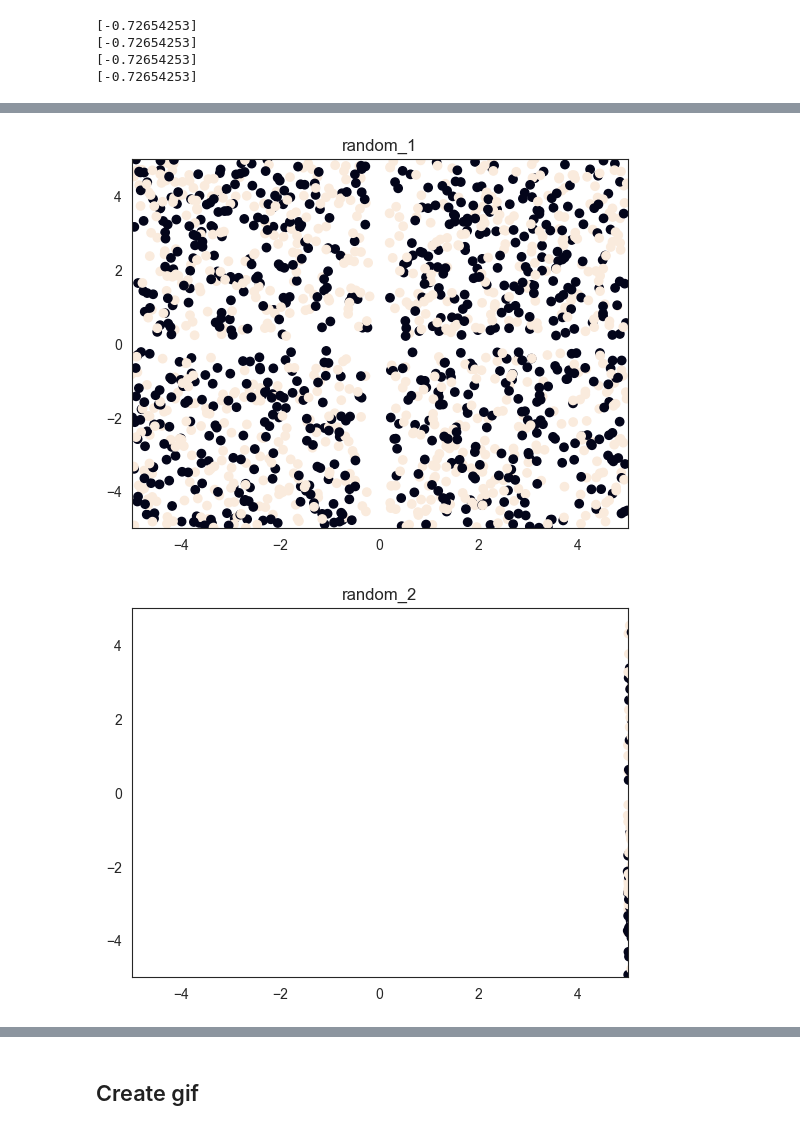
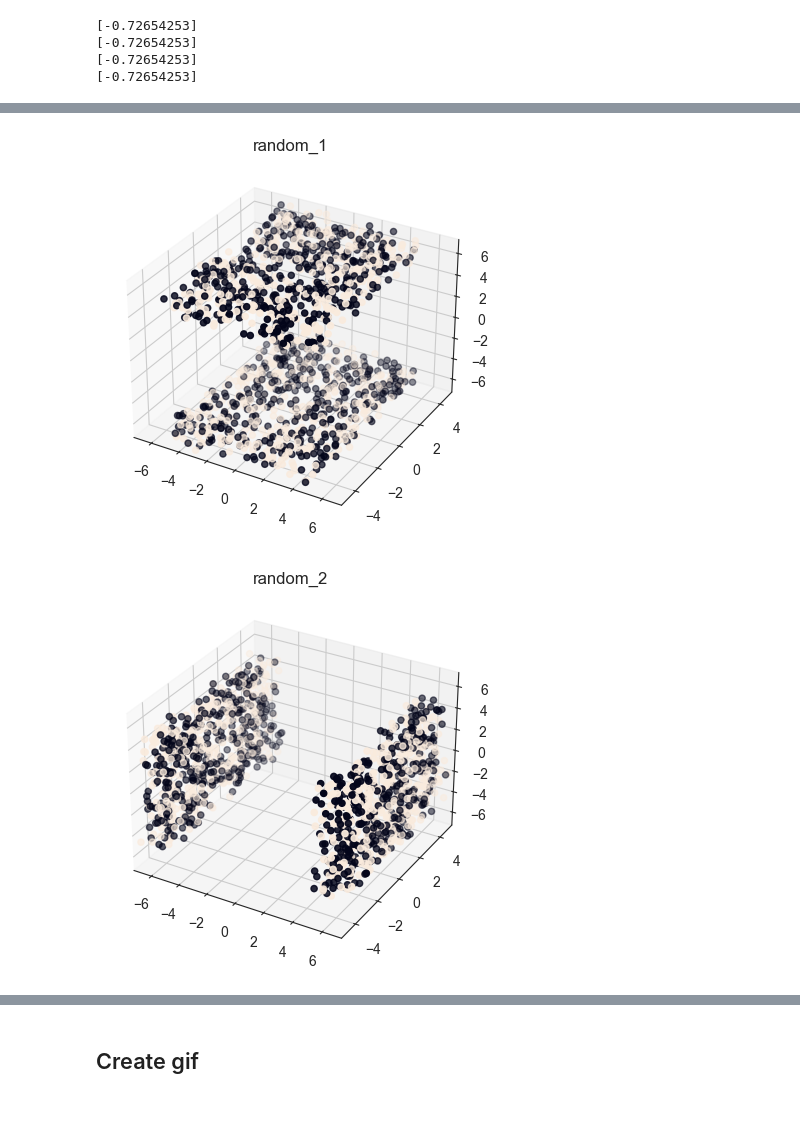
Before and after one commit to dariofenoglio98/CF_FL, a Jupyter notebook: data/synth_dataset.ipynb, the cells around one changed output, grey strips where cells are left out. Saved outputs shown, nothing was run; the diff lists cells and outputs as text; code cells hidden in the pictures.

```diff
--- a/data/synth_dataset.ipynb
+++ b/data/synth_dataset.ipynb
@@ -54,7 +54,9 @@ def divide_space(data, n, cluster=0):
     for i in range(cluster*n, cluster*n+n-1):
         client_dict[i] = {}
         client_dict[i]['x'] = select_points(data, m[i-cluster*n], m[i+1-cluster*n])
-        rmd.shuffle(client_dict[i]['x'])
+        indexes = np.arange(client_dict[i]['x'].shape[0])
+        rmd.shuffle(indexes)
+        client_dict[i]['x'] = client_dict[i]['x'][indexes]
         client_dict[i]['y'] = np.zeros(len(client_dict[i]['x']))
         filter = client_dict[i]['x'][:, 1] > y_div*client_dict[i]['x'][:, 0]
         client_dict[i]['y'][filter] = 1
@@ -68,7 +70,9 @@ def divide_space(data, n, cluster=0):
             client_dict[i]['x'] = np.concatenate((random, client_dict[i]['x']), axis=-1)
     client_dict[cluster*n+n-1] = {}
     client_dict[cluster*n+n-1]['x'] = select_points(data,  m[n-1], m[0])
-    rmd.shuffle(client_dict[cluster*n+n-1]['x'])
+    indexes = np.arange(client_dict[cluster*n+n-1]['x'].shape[0])
+    rmd.shuffle(indexes)
+    client_dict[cluster*n+n-1]['x'] = client_dict[cluster*n+n-1]['x'][indexes]
     client_dict[cluster*n+n-1]['y'] = np.zeros(len(client_dict[cluster*n+n-1]['x']))
     filter = client_dict[cluster*n+n-1]['x'][:, 1] > y_div*client_dict[cluster*n+n-1]['x'][:, 0]
     client_dict[cluster*n+n-1]['y'][filter] = 1
@@ -100,7 +114,7 @@ random_1 = {'x': data[:1500], 'y': y_rand[:1500]}
 size = int(1500/2)
 random_add1 = np.random.uniform(-7, -5, size)
 random_add2 = np.random.uniform(5, 7, 1500-size)
-random = np.concatenate((random_add2, random_add2), axis=0).reshape(-1, 1)
+random = np.concatenate((random_add1, random_add2), axis=0).reshape(-1, 1)
 random_1['x'] = np.concatenate((random_1['x'], random), axis=-1)
 y_rand = y.copy()
 np.random.shuffle(y_rand)
@@ -108,7 +122,7 @@ random_1_test = {'x': data[1500:1870], 'y': y_rand[1500:1870]}
 size = int((1870-1500)/2)
 random_add1 = np.random.uniform(-7, -5, size)
 random_add2 = np.random.uniform(5, 7, (1870-1500)-size)
-random = np.concatenate((random_add2, random_add2), axis=0).reshape(-1, 1)
+random = np.concatenate((random_add1, random_add2), axis=0).reshape(-1, 1)
 random_1_test['x'] = np.concatenate((random_1_test['x'], random), axis=-1)
 y_rand = y.copy()
 np.random.shuffle(y_rand)
@@ -116,7 +130,7 @@ random_2 = {'x': data[2000:3500], 'y': y_rand[2000:3500]}
 size = int(1500/2)
 random_add1 = np.random.uniform(-7, -5, size)
 random_add2 = np.random.uniform(5, 7, 1500-size)
-random = np.concatenate((random_add2, random_add2), axis=0).reshape(-1, 1)
+random = np.concatenate((random_add1, random_add2), axis=0).reshape(-1, 1)
 random_2['x'] = np.concatenate((random, random_2['x']), axis=-1)
 y_rand = y.copy()
 np.random.shuffle(y_rand)
@@ -124,7 +138,7 @@ random_2_test = {'x': data[3500:3870], 'y': y_rand[3500:3870]}
 size = int((1870-1500)/2)
 random_add1 = np.random.uniform(-7, -5, size)
 random_add2 = np.random.uniform(5, 7, (1870-1500)-size)
-random = np.concatenate((random_add2, random_add2), axis=0).reshape(-1, 1)
+random = np.concatenate((random_add1, random_add2), axis=0).reshape(-1, 1)
 random_2_test['x'] = np.concatenate((random, random_2_test['x']), axis=-1)
 
 # label flip attack
@@ -148,11 +208,19 @@ array([1., 1., 1., ..., 1., 0., 1.])
 # %%
-# visualise data dict with different colors
-for key in data_dict_2:
+# visualise data dict test with different colors
+for key in data_dict_test:
     ax = plt.figure().add_subplot(projection='3d')
-    ax.scatter(data_dict_2[key]['x'][:, 0], data_dict_2[key]['x'][:, 1], data_dict_2[key]['x'][:, 2], c=data_dict_2[key]['y'])
+    ax.scatter(data_dict_test[key]['x'][:, 0], data_dict_test[key]['x'][:, 1], data_dict_test[key]['x'][:, 2], c=data_dict_test[key]['y'])
     ax.set_xlim(-7, 7)
     ax.set_ylim(-5, 5)
     ax.set_zlim(-7, 7)
     plt.title('Client {}'.format(key+1))
     plt.show()
+for key in data_dict_test_2:
+    ax = plt.figure().add_subplot(projection='3d')
+    ax.scatter(data_dict_test_2[key]['x'][:, 0], data_dict_test_2[key]['x'][:, 1], data_dict_test_2[key]['x'][:, 2], c=data_dict_test_2[key]['y'])
+    ax.set_xlim(-7, 7)
+    ax.set_ylim(-5, 5)
+    ax.set_zlim(-7, 7)
+    plt.title('Client {}'.format(key+1))
+    plt.show()
 # %% [output]
@@ -188,12 +240,14 @@ for key in data_dict_test:
 # %%
 # plot poisoned
 list_name = ['random_1', 'random_2', 'flipped_1', 'flipped_2', 'inverted_1', 'inverted_2']
 for i in range(len(poisoned_data)):
-    plt.scatter(poisoned_data[i]['x'][:, 0], poisoned_data[i]['x'][:, 1], c=poisoned_data[i]['y'])
-    plt.xlim(-5, 5)
-    plt.ylim(-5, 5)
+    ax = plt.figure().add_subplot(projection='3d')
+    ax.scatter(poisoned_data[i]['x'][:, 0], poisoned_data[i]['x'][:, 1], poisoned_data[i]['x'][:, 2], c=poisoned_data[i]['y'])
+    ax.set_xlim(-7, 7)
+    ax.set_ylim(-5, 5)
+    ax.set_zlim(-7, 7)
     plt.title(list_name[i])
     plt.show()
 # %% [output]
-[figure, old version]
+[figure, new version]
-[figure, old version]
+[figure, new version]
```
Also changed, not shown: parts of 7 cells of this notebook.
